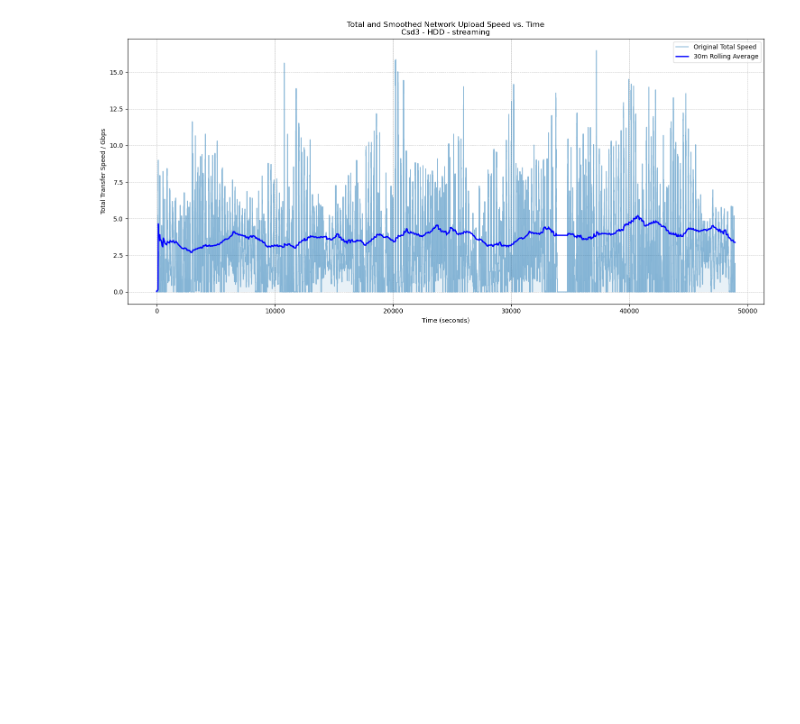
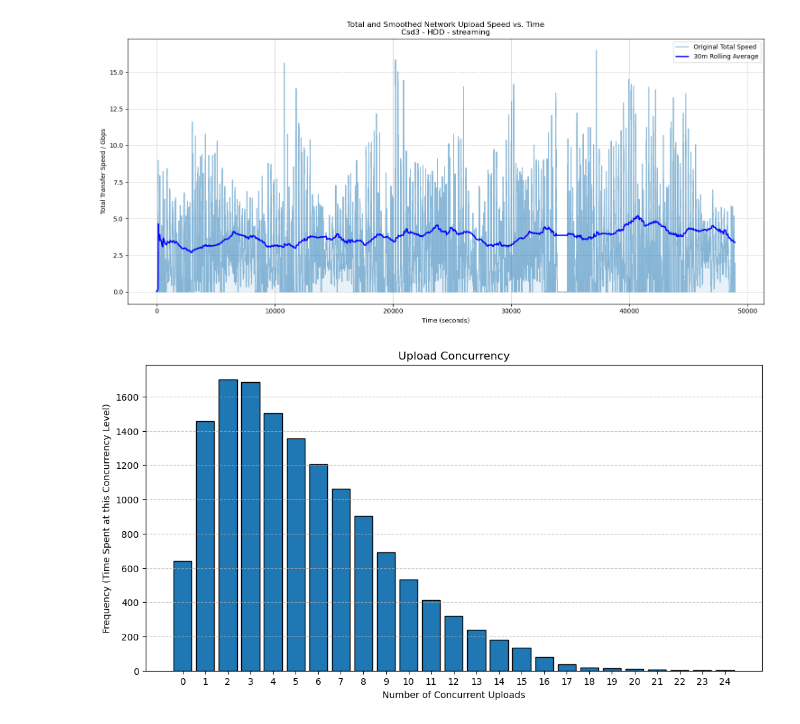
Before and after one commit to lsst-uk/csd3-echo-somerville, a Jupyter notebook: csd3-side/notebooks/transfer_speeds_from_log.ipynb, the cells around one changed output. Cells and saved outputs as stored; diff of their text form; code cells hidden in the pictures; blank space fills up the shorter version.

```diff
--- a/csd3-side/notebooks/transfer_speeds_from_log.ipynb
+++ b/csd3-side/notebooks/transfer_speeds_from_log.ipynb
@@ -605,3 +605,25 @@ plt.tight_layout()
 plt.savefig(os.path.expanduser(f'{base_path}/total_and_smoothed_network_upload_speed_{platform}_{storage}_{method}.png'))
 # %% [output]
 [figure]
+# %%
+# --- 7. Analyze and Plot Upload Concurrency ---
+
+# Determine the change in concurrency at each event (+1 for start, -1 for end)
+events_df['concurrency_change'] = events_df['rate_change'].apply(lambda x: 1 if x > 0 else -1)
+
+# Calculate the cumulative sum to find the number of concurrent uploads at any given time
+events_df['concurrency'] = events_df['concurrency_change'].cumsum()
+
+# Plot a histogram of the concurrency counts
+plt.figure(figsize=(12, 6))
+# Use integer bins for clear visualization of counts
+max_concurrency = int(events_df['concurrency'].max())
+plt.hist(events_df['concurrency'], bins=range(0, max_concurrency + 2), align='left', rwidth=0.8, edgecolor='black')
+plt.title('Upload Concurrency')
+plt.xlabel('Number of Concurrent Uploads')
+plt.ylabel('Frequency (Time Spent at this Concurrency Level)')
+plt.xticks(range(0, max_concurrency + 1))
+plt.grid(axis='y', linestyle='--', alpha=0.7)
+plt.show()
+# %% [output]
+[figure, added]
```
Also changed, not shown: parts of 1 cell of this notebook, 2 other files.
